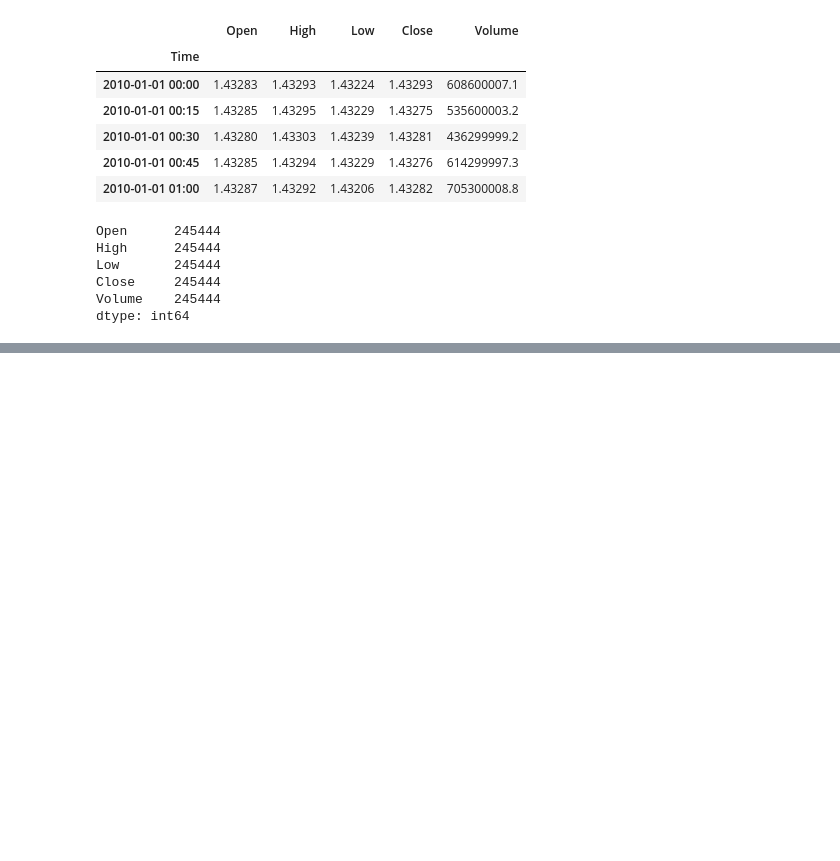
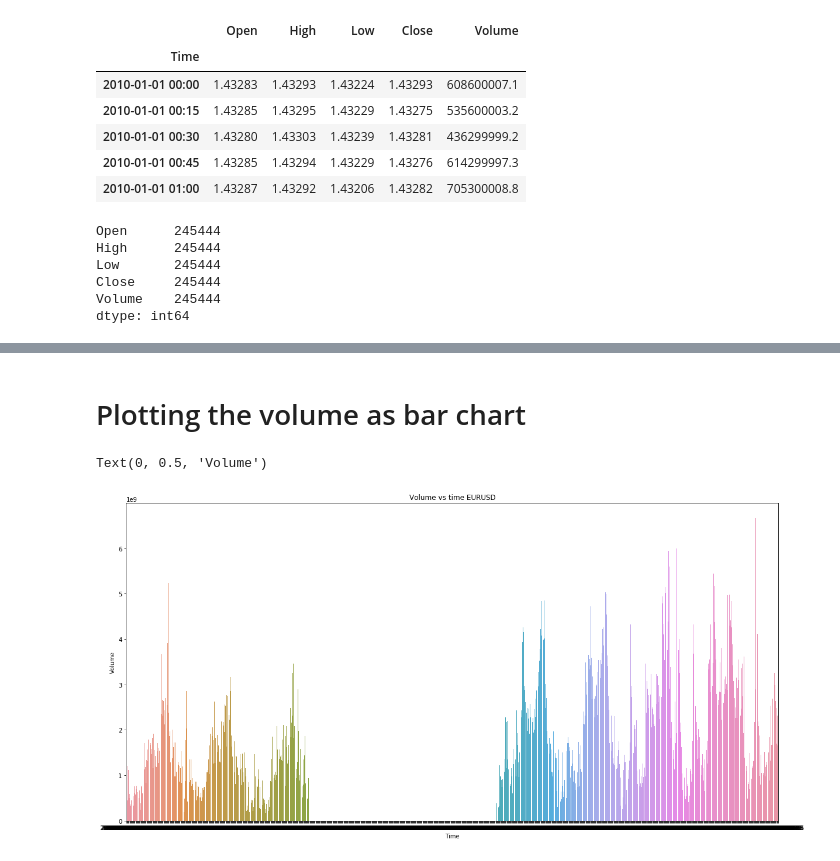
Before and after one commit to i-m-chandra/Data_Science_Projects, a Jupyter notebook: eurusd_project/eurusd_price_forecast.ipynb, the cells around one changed output, grey strips where cells are left out. Cells and saved outputs as stored; diff of their text form; code cells hidden in the pictures; blank space fills up the shorter version.

```diff
--- a/eurusd_project/eurusd_price_forecast.ipynb
+++ b/eurusd_project/eurusd_price_forecast.ipynb
@@ -133,0 +159,10 @@ dtype: int64
+# %% [markdown]
+# Plotting the volume as bar chart
+# %%
+plt.figure(figsize=(20,10))
+plt.title("Volume vs time EURUSD")
+sns.barplot(x=sa_data.head(1000).index,y=sa_data.head(1000)['Volume'])
+plt.ylabel("Volume")
+# %% [output]
+Text(0, 0.5, 'Volume')
+[figure, added]
```
Also changed, not shown: parts of 7 cells of this notebook.
